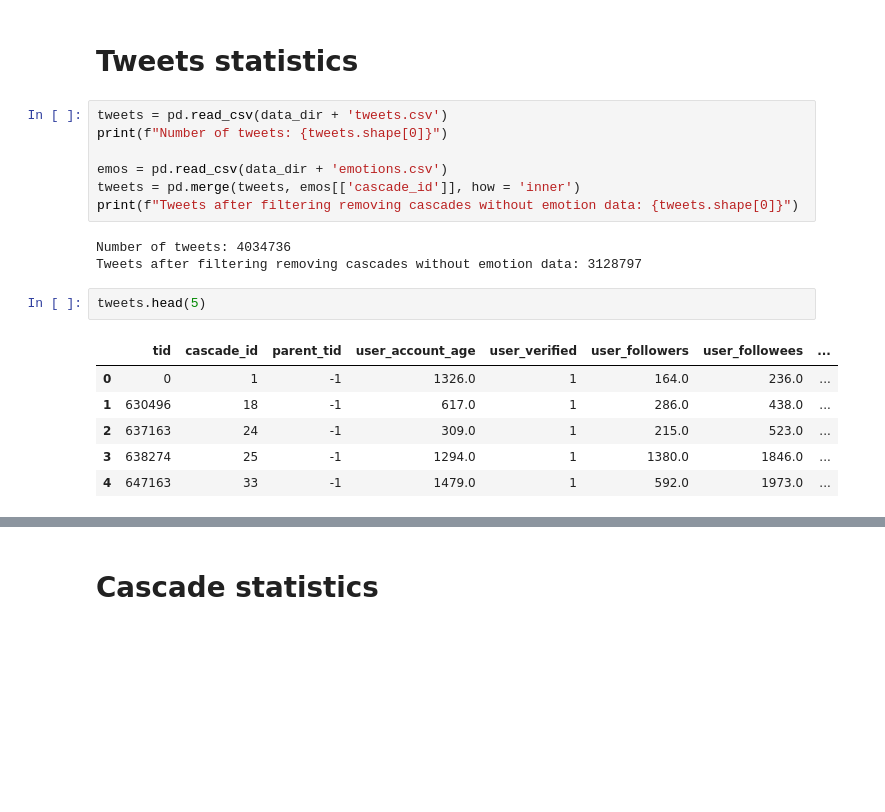
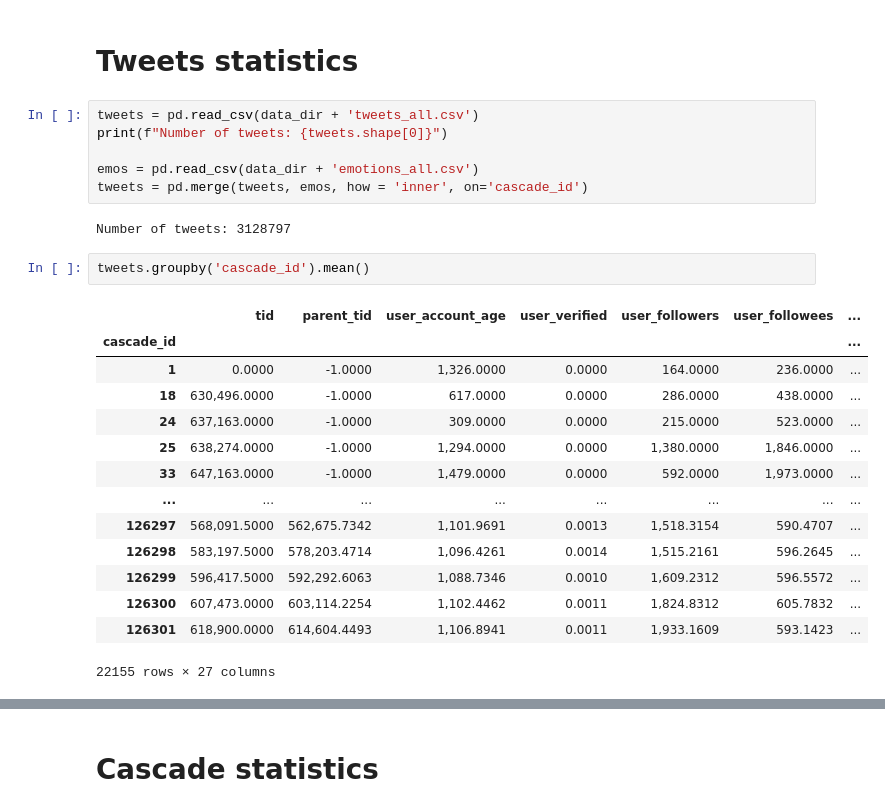
Before and after one commit to remo48/ViralityPrediction, a Jupyter notebook: notebooks/cascade_statistics.ipynb, the cells around one changed output, grey strips where cells are left out. Saved outputs shown, nothing was run; the diff lists cells and outputs as text; blank space fills up the shorter version.

```diff
--- a/notebooks/cascade_statistics.ipynb
+++ b/notebooks/cascade_statistics.ipynb
@@ -38,21 +38,27 @@ to_group = ['user_followers',
 # %% [markdown]
 # Tweets statistics
 # %%
-tweets = pd.read_csv(data_dir + 'tweets.csv')
+tweets = pd.read_csv(data_dir + 'tweets_all.csv')
 print(f"Number of tweets: {tweets.shape[0]}")
 
-emos = pd.read_csv(data_dir + 'emotions.csv')
-tweets = pd.merge(tweets, emos[['cascade_id']], how = 'inner')
-print(f"Tweets after filtering removing cascades without emotion data: {tweets.shape[0]}")
+emos = pd.read_csv(data_dir + 'emotions_all.csv')
+tweets = pd.merge(tweets, emos, how = 'inner', on='cascade_id')
 # %% [output]
-Number of tweets: 4034736
-Tweets after filtering removing cascades without emotion data: 3128797
+Number of tweets: 3128797
-# %%
-tweets.head(5)
-# %% [output]
-|  | tid | cascade_id | parent_tid | user_account_age | user_verified | user_followers | user_followees | ... |
-| 0 | 0 | 1 | -1 | 1326.0 | 1 | 164.0 | 236.0 | ... |
-| 1 | 630496 | 18 | -1 | 617.0 | 1 | 286.0 | 438.0 | ... |
-| 2 | 637163 | 24 | -1 | 309.0 | 1 | 215.0 | 523.0 | ... |
-| 3 | 638274 | 25 | -1 | 1294.0 | 1 | 1380.0 | 1846.0 | ... |
-| 4 | 647163 | 33 | -1 | 1479.0 | 1 | 592.0 | 1973.0 | ... |
+# %%
+tweets.groupby('cascade_id').mean()
+# %% [output]
+|  | tid | parent_tid | user_account_age | user_verified | user_followers | user_followees | ... |
+| cascade_id |  |  |  |  |  |  | ... |
+| 1 | 0.0000 | -1.0000 | 1,326.0000 | 0.0000 | 164.0000 | 236.0000 | ... |
+| 18 | 630,496.0000 | -1.0000 | 617.0000 | 0.0000 | 286.0000 | 438.0000 | ... |
+| 24 | 637,163.0000 | -1.0000 | 309.0000 | 0.0000 | 215.0000 | 523.0000 | ... |
+| 25 | 638,274.0000 | -1.0000 | 1,294.0000 | 0.0000 | 1,380.0000 | 1,846.0000 | ... |
+| 33 | 647,163.0000 | -1.0000 | 1,479.0000 | 0.0000 | 592.0000 | 1,973.0000 | ... |
+| ... | ... | ... | ... | ... | ... | ... | ... |
+| 126297 | 568,091.5000 | 562,675.7342 | 1,101.9691 | 0.0013 | 1,518.3154 | 590.4707 | ... |
+| 126298 | 583,197.5000 | 578,203.4714 | 1,096.4261 | 0.0014 | 1,515.2161 | 596.2645 | ... |
+| 126299 | 596,417.5000 | 592,292.6063 | 1,088.7346 | 0.0010 | 1,609.2312 | 596.5572 | ... |
+| 126300 | 607,473.0000 | 603,114.2254 | 1,102.4462 | 0.0011 | 1,824.8312 | 605.7832 | ... |
+| 126301 | 618,900.0000 | 614,604.4493 | 1,106.8941 | 0.0011 | 1,933.1609 | 593.1423 | ... |
+22155 rows × 27 columns
```
Also changed, not shown: parts of 14 cells of this notebook, 8 other files.
